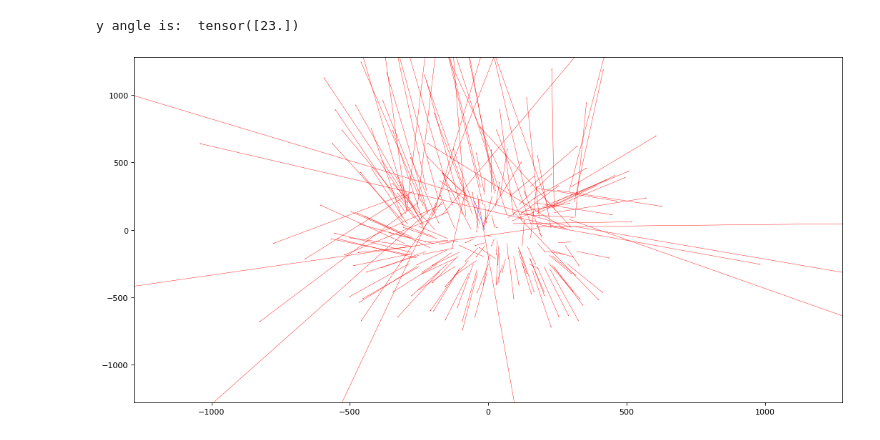
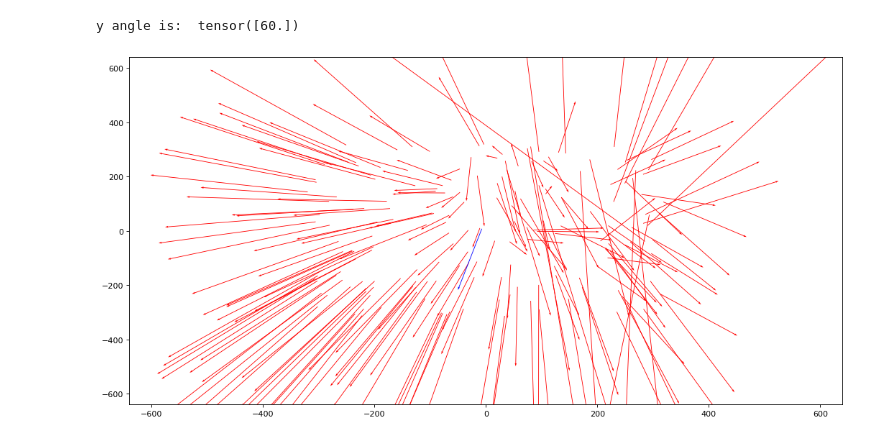
Before and after one commit to bohdanhlovatskyi/pose_estimation, a Jupyter notebook: Solver.ipynb, the cells around one changed output. Drawn from its saved outputs; the diff is of its cells as text; code cells hidden in the pictures.

```diff
--- a/Solver.ipynb
+++ b/Solver.ipynb
@@ -21,8 +23,9 @@ class Config:
     max_depth: float = 10.
     img_width: int = 640
     img_height: int = 640
-    focal_length: int = 75
+    focal_length: int = (img_width * 0.5) / np.tan(60.0 * np.pi / 180.0);
     min_depth: float = 0.1
     max_depth: float = 10
 
 conf = Config()
+print(conf)
@@ -192,9 +197,10 @@ def get_displacements(n: int = 52, dev: tuple[float, float] = (0, 0)):
     reprojected_x = reproject(Xs[validate_for][0], R, t)
     gt_x = xs[validate_for][0]
 
-    if dev == (0., 0.):
-        assert (gt_x - reprojected_x).norm() < 1e-3
-        assert torch.all(torch.isclose(gt_x, reprojected_x))
+
+    # if dev == (0., 0.):
+    #     assert (gt_x - reprojected_x).norm() < 1e-3
+    #     assert torch.all(torch.isclose(gt_x, reprojected_x))
 
     gt, proj, disp = [], [], []
 
@@ -206,13 +212,10 @@ def get_displacements(n: int = 52, dev: tuple[float, float] = (0, 0)):
             X, x = Xs[idx][j], xs[idx][j]
             reprojected_x = reproject(X, R, t)
 
-            # print(X, x, reprojected_x)
-            # return
-
             disp.append(x[:2] - reprojected_x[:2])
             gt.append(x[:2])
             proj.append(reprojected_x[:2])
 
     return gt, proj, disp, rand_angle
 # %%
-gt, proj, disp, y_angle = get_displacements(100, (0,  0))
+# gt, proj, disp, y_angle = get_displacements(100, (0,  0))
@@ -252,14 +240,14 @@ def plot_displacements(gt, proj, conf):
                            scale=1,
                            width=1.4
                           )
-    axes.set_xlim(-2*conf.img_width, 2*conf.img_width)
-    axes.set_ylim(-2*conf.img_height, 2*conf.img_height)
+    axes.set_xlim(-conf.img_width, conf.img_width)
+    axes.set_ylim(-conf.img_height, conf.img_height)
 
     plt.show()
 # %%
-gt, proj, _, y_angle = get_displacements(100, (0,  30))
+gt, proj, disp, y_angle = get_displacements(100, (0,  -15))
 print("y angle is: ", y_angle)
 plot_displacements(gt, proj, conf)
 # %% [output]
-y angle is:  tensor([23.])
+y angle is:  tensor([60.])
-[figure, old version]
+[figure, new version]
```
Also changed, not shown: parts of 4 cells of this notebook.
